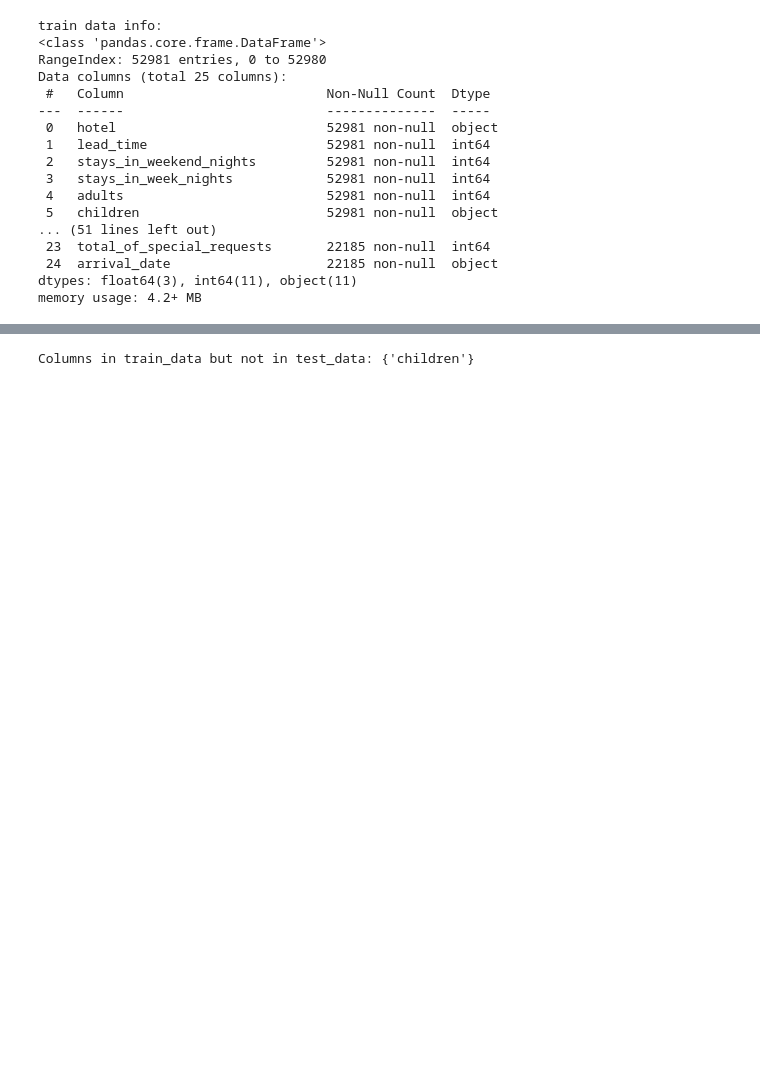
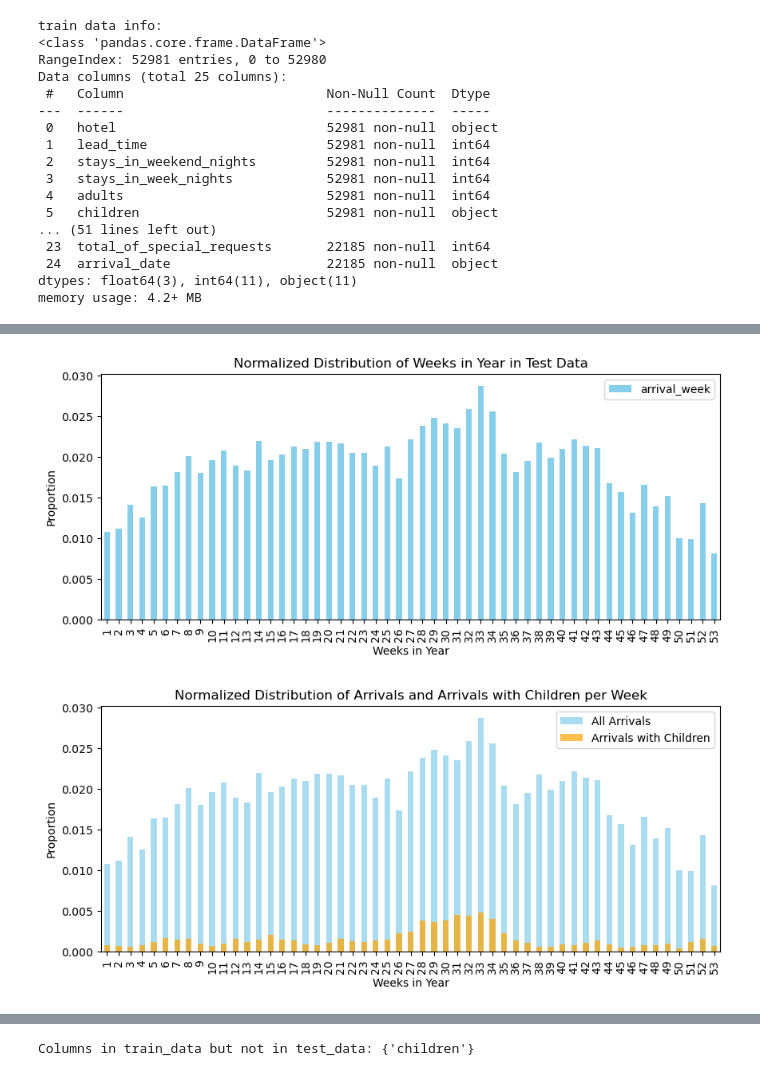
Before and after one commit to ThMRudolf/2025_AM_Parcial, a Jupyter notebook: src/notebooks/reg_log_rdf_v01.ipynb, the cells around one changed output, grey strips where cells are left out. Cells and saved outputs as stored; diff of their text form; code cells hidden in the pictures; blank space fills up the shorter version.

```diff
--- a/src/notebooks/reg_log_rdf_v01.ipynb
+++ b/src/notebooks/reg_log_rdf_v01.ipynb
@@ -32,0 +146,49 @@ memory usage: 4.2+ MB
+# %%
+# Create new columns for meal types HB, SC, FB
+train_data['meal_HB'] = (train_data['meal'] == 'HB').astype(int)
+train_data['meal_SC'] = (train_data['meal'] == 'SC').astype(int)
+train_data['meal_FB'] = (train_data['meal'] == 'FB').astype(int)
+train_data['meal_BB'] = (train_data['meal'] == 'BB').astype(int)
+train_data.drop('meal', axis=1, inplace=True)  # Drop BB to avoid multicollinearity
+
+test_data['meal_HB'] = (test_data['meal'] == 'HB').astype(int)
+test_data['meal_SC'] = (test_data['meal'] == 'SC').astype(int)
+test_data['meal_FB'] = (test_data['meal'] == 'FB').astype(int)
+test_data['meal_BB'] = (test_data['meal'] == 'BB').astype(int)
+test_data.drop('meal', axis=1, inplace=True) # Drop BB to avoid multicollinearity
+# %%
+import matplotlib.pyplot as plt
+
+# Plot normalized distribution of arrival_week
+(train_data['arrival_week'].value_counts(normalize=True)
+    .sort_index()
+    .plot(kind='bar', figsize=(10, 4), color='skyblue', label='arrival_week'))
+plt.xlabel('Weeks in Year')
+plt.ylabel('Proportion')
+plt.title('Normalized Distribution of Weeks in Year in Test Data')
+plt.legend()
+plt.show()
+
+# Count number of arrivals with children per week
+children_per_week = train_data[train_data['children'] != 'none'].groupby('arrival_week').size()
+total_per_week = train_data.groupby('arrival_week').size()
+
+# Plot both on the same bar plot
+fig, ax1 = plt.subplots(figsize=(10, 4))
+
+# Plot total arrivals per week
+(total_per_week / total_per_week.sum()).plot(kind='bar', color='skyblue', alpha=0.7, label='All Arrivals', ax=ax1)
+
+# Plot arrivals with children per week
+(children_per_week / total_per_week.sum()).reindex(total_per_week.index, fill_value=0).plot(
+    kind='bar', color='orange', alpha=0.7, label='Arrivals with Children', ax=ax1
+)
+
+plt.xlabel('Weeks in Year')
+plt.ylabel('Proportion')
+plt.title('Normalized Distribution of Arrivals and Arrivals with Children per Week')
+plt.legend()
+plt.show()
+# %% [output]
+[figure, added]
+[figure, added]
```
Also changed, not shown: parts of 19 cells of this notebook, 6 other files.
